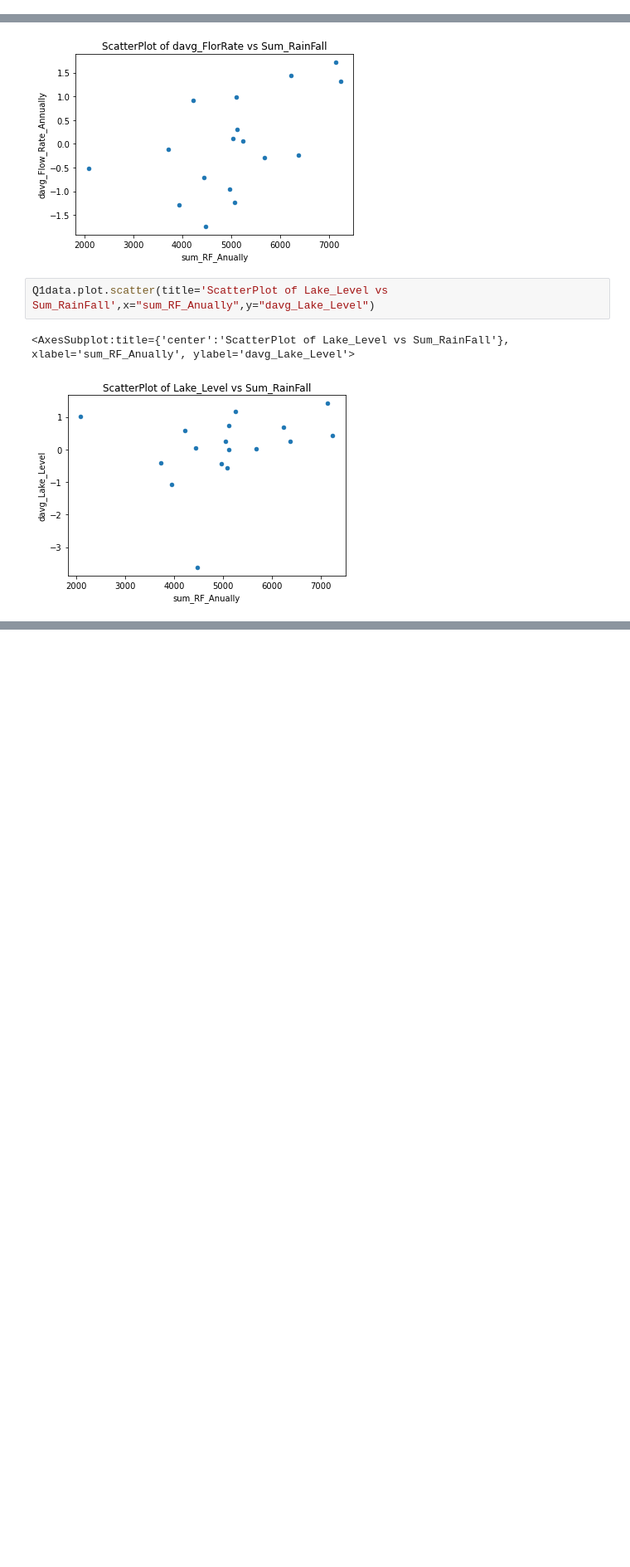
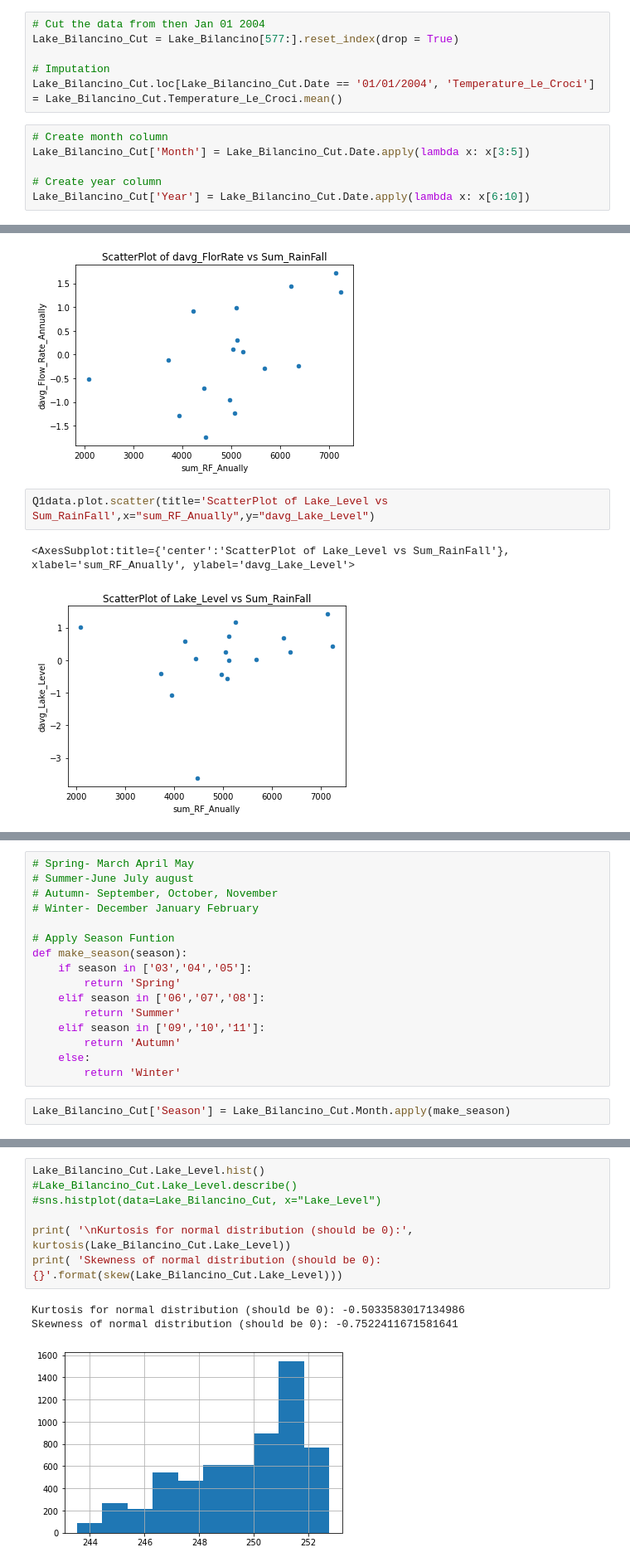
Before and after one commit to benuh/MATH189A_FINAL, a Jupyter notebook: FinalReport.ipynb, the cells around one changed output, grey strips where cells are left out. Shown at 83% size. Saved outputs shown, nothing was run; the diff lists cells and outputs as text; blank space fills up the shorter version.

```diff
--- a/FinalReport.ipynb
+++ b/FinalReport.ipynb
@@ -13,3 +33,15 @@ from scipy.stats import kurtosis
+# %%
+# Cut the data from then Jan 01 2004
+Lake_Bilancino_Cut = Lake_Bilancino[577:].reset_index(drop = True)
+
+# Imputation
+Lake_Bilancino_Cut.loc[Lake_Bilancino_Cut.Date == '01/01/2004', 'Temperature_Le_Croci'] = Lake_Bilancino_Cut.Temperature_Le_Croci.mean()
+# %%
+# Create month column
+Lake_Bilancino_Cut['Month'] = Lake_Bilancino_Cut.Date.apply(lambda x: x[3:5])
+
+# Create year column
+Lake_Bilancino_Cut['Year'] = Lake_Bilancino_Cut.Date.apply(lambda x: x[6:10])
 # %% [markdown]
 ## 4.2 Interval all the flow rates and categorize 0-25%,25%-50%,50%-75%,75%-100%, and group all the data annually to see if there is shortage or surplus in certain years.
 # %%
@@ -269,0 +304,18 @@ Q1data.plot.scatter(title='ScatterPlot of Lake_Level vs Sum_RainFall',x="sum_RF_
+# %%
+# Spring- March April May
+# Summer-June July august
+# Autumn- September, October, November
+# Winter- December January February
+
+# Apply Season Funtion
+def make_season(season):
+    if season in ['03','04','05']:
+        return 'Spring'
+    elif season in ['06','07','08']:
+        return 'Summer'
+    elif season in ['09','10','11']:
+        return 'Autumn'
+    else:
+        return 'Winter'
+# %%
+Lake_Bilancino_Cut['Season'] = Lake_Bilancino_Cut.Month.apply(make_season)
@@ -269,0 +337,11 @@ Q1data.plot.scatter(title='ScatterPlot of Lake_Level vs Sum_RainFall',x="sum_RF_
+# %%
+Lake_Bilancino_Cut.Lake_Level.hist()
+#Lake_Bilancino_Cut.Lake_Level.describe()
+#sns.histplot(data=Lake_Bilancino_Cut, x="Lake_Level")
+
+print( '\nKurtosis for normal distribution (should be 0):', kurtosis(Lake_Bilancino_Cut.Lake_Level))
+print( 'Skewness of normal distribution (should be 0): {}'.format(skew(Lake_Bilancino_Cut.Lake_Level)))
+# %% [output]
+Kurtosis for normal distribution (should be 0): -0.5033583017134986
+Skewness of normal distribution (should be 0): -0.7522411671581641
+[figure, added]
```
Also changed, not shown: parts of 24 cells of this notebook, 8 other files.
